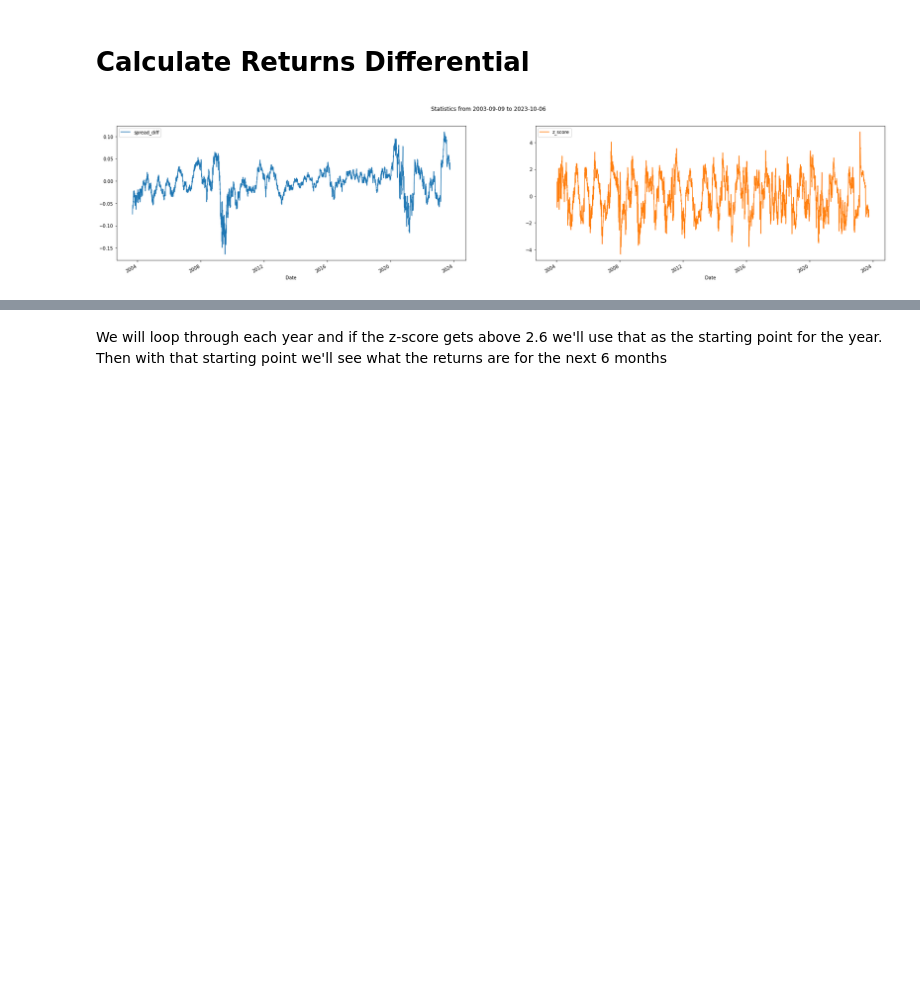
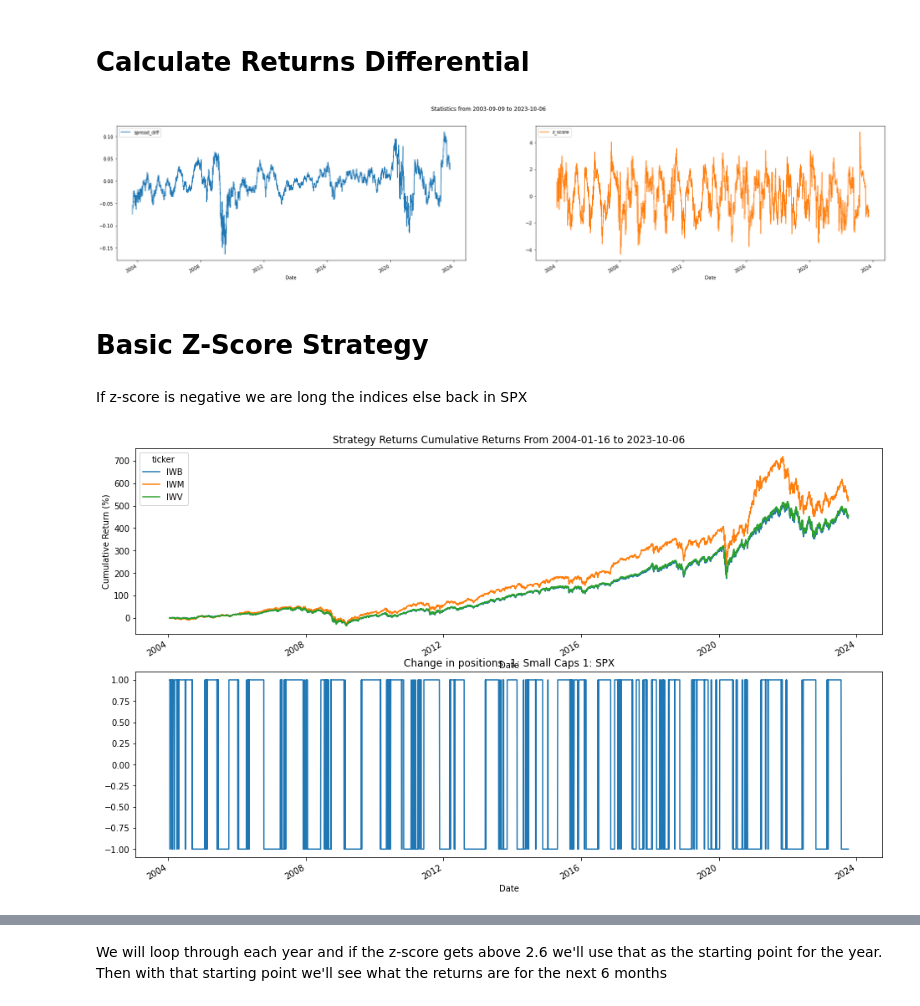
Before and after one commit to diegodalvarez/MarketConcentration, a Jupyter notebook: notebooks/ReturnsPlayback.ipynb, the cells around one changed output, grey strips where cells are left out. Saved outputs shown, nothing was run; the diff lists cells and outputs as text; code cells hidden in the pictures; blank space fills up the shorter version.

```diff
--- a/notebooks/ReturnsPlayback.ipynb
+++ b/notebooks/ReturnsPlayback.ipynb
@@ -46,0 +66,40 @@ plt.show()
+# %% [markdown]
+# Basic Z-Score Strategy
+# %% [markdown]
+If z-score is negative we are long the indices else back in SPX
+# %%
+df_port = (df_spread.assign(
+    signal = lambda x: np.sign(x.z_score.shift(1))).
+    dropna().
+    drop(columns = ["spread_diff", "z_score"]).
+    merge(right = df_russ, how = "inner", on = "Date").
+    merge(right = df_spy, how = "inner", on = "Date").
+    assign(port_rtn = lambda x: np.where(x.signal == 1, x.spy_rtn, x.value)))
+
+df_port_wider = (df_port.drop(
+    columns = ["signal", "value", "spy_rtn"]).
+    pivot(index = "Date", columns = "ticker", values = "port_rtn"))
+
+df_cum_port_wider = (np.cumprod(1 + df_port_wider) - 1) * 100
+# %%
+fig, axes = plt.subplots(nrows = 2, figsize = (16,10))
+
+df_cum_port_wider.plot(
+    ax = axes[0],
+    ylabel = "Cumulative Return (%)",
+    title = "Strategy Returns Cumulative Returns From {} to {}".format(
+        df_cum_port_wider.index.min().date(),
+        df_cum_port_wider.index.max().date()))
+
+(df_port[
+    ["Date", "signal"]].
+    drop_duplicates().
+    set_index("Date").
+    plot(
+        ax = axes[1],
+        legend = False,
+        title = "Change in positions -1: Small Caps 1: SPX"))
+
+plt.show()
+# %% [output]
+[figure, added]
```
Also changed, not shown: parts of 9 cells of this notebook, 1 other file.
